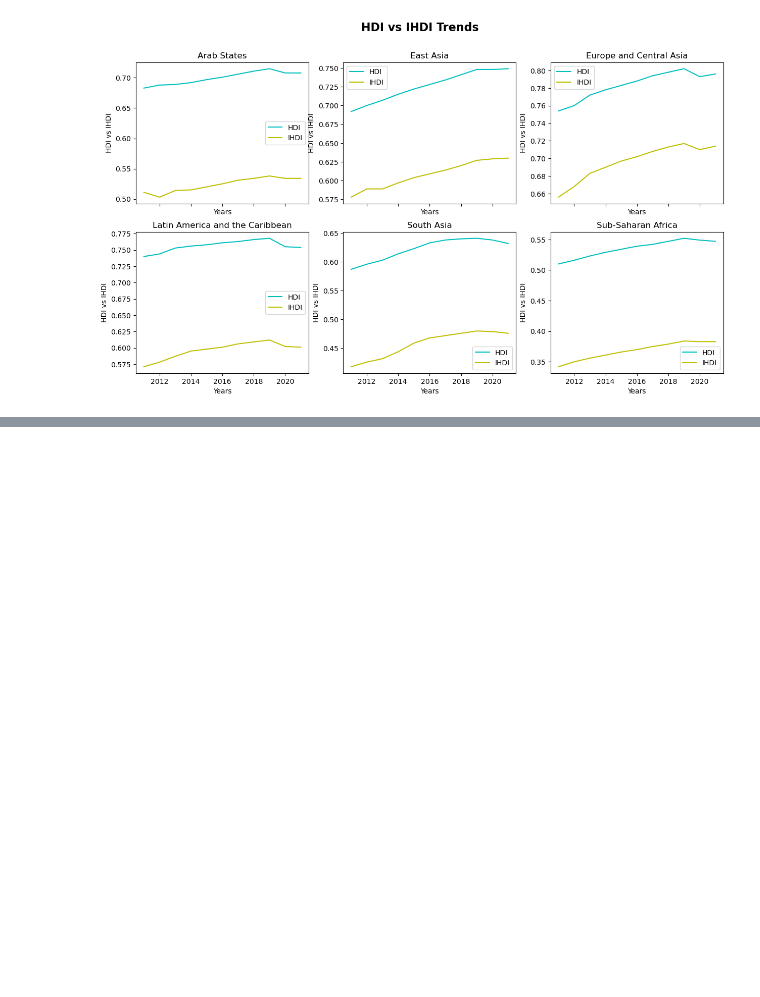
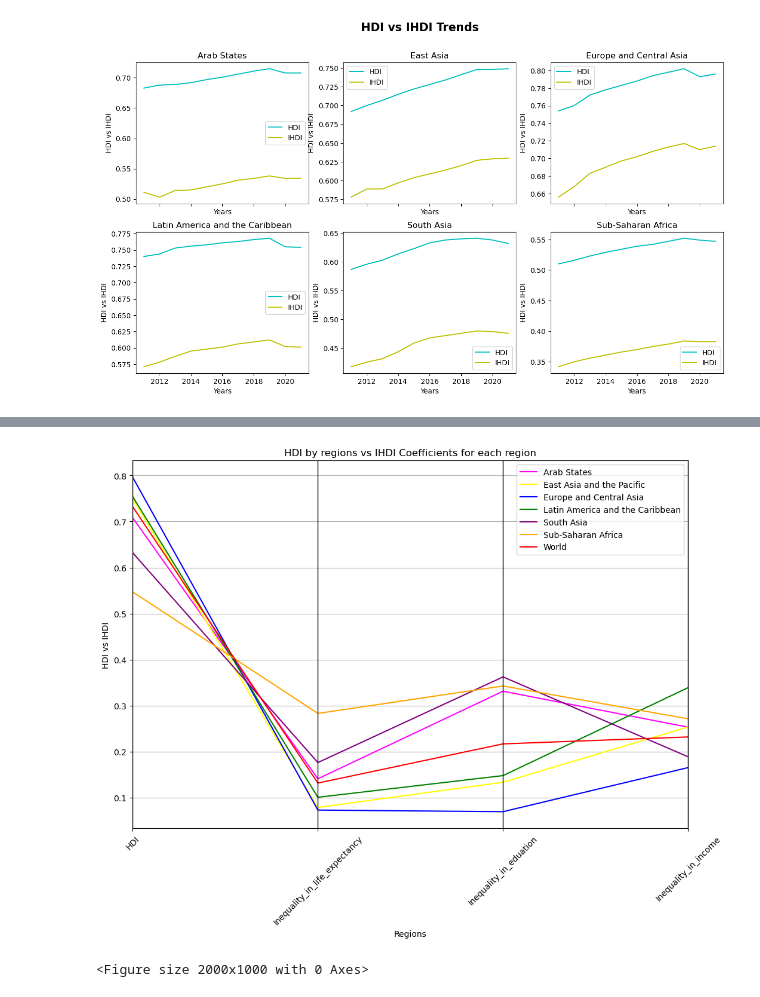
Before and after one commit to AbdullaMashaly/Human_Development_Index, a Jupyter notebook: HDI_Analysis.ipynb, the cells around one changed output, grey strips where cells are left out. Drawn from its saved outputs; the diff is of its cells as text; code cells hidden in the pictures; blank space fills up the shorter version.

```diff
--- a/HDI_Analysis.ipynb
+++ b/HDI_Analysis.ipynb
@@ -413,3 +447,11 @@ ax6.legend(loc="best")
 plt.show()
 # %% [output]
 [figure]
+# %%
+# Create a dataframe for HDI by regions vs IHDI coeeficients for Ploting purposes
+plot_df = pd.DataFrame({"region": HDI_vs_IHDI_regions["region"],
+                        "HDI": HDI_vs_IHDI_regions["Human Development Index 2021"],
+                        "Inequality_in_life_expectancy": HDI_vs_IHDI_regions["Inequality_in_life_expectancy(%)"]/100,
+                        "Inequality_in_eduation": HDI_vs_IHDI_regions["Inequality_in_eduation(%)"]/100,
+                        "Inequality_in_income": HDI_vs_IHDI_regions["Inequality_in_income(%)"]/100})
+plot_df
@@ -415,0 +467,13 @@ plt.show()
+# %%
+# Create Parallel Coordinates Plot for HDI by regions vs IHDI Coefficients for each region
+plt.figure(figsize=(12,8))
+pd.plotting.parallel_coordinates(plot_df, 'region', color=('magenta', 'yellow', 'blue', 'green', 'purple', 'orange', 'red'))
+plt.title("HDI by regions vs IHDI Coefficients for each region")
+plt.xlabel("Regions")
+plt.ylabel("HDI vs IHDI")
+plt.xticks(rotation=45)
+plt.figure(figsize=(20,10))
+plt.show()
+# %% [output]
+[figure, added]
+<Figure size 2000x1000 with 0 Axes>
```
Also changed, not shown: parts of 3 cells of this notebook, 3 other files.
